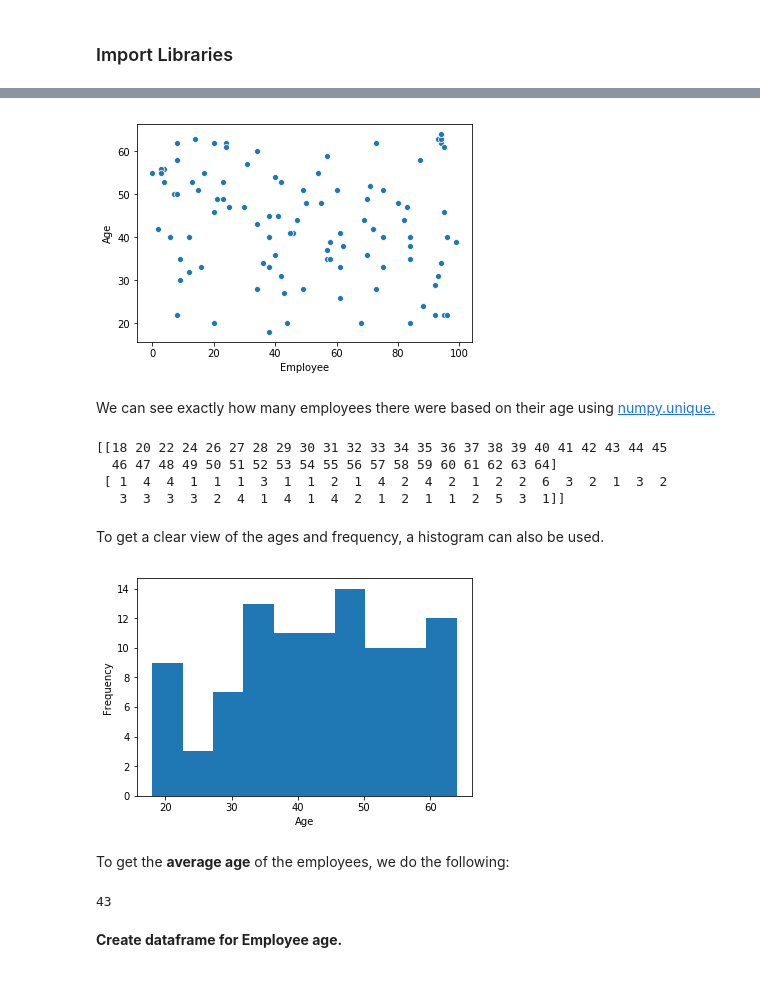
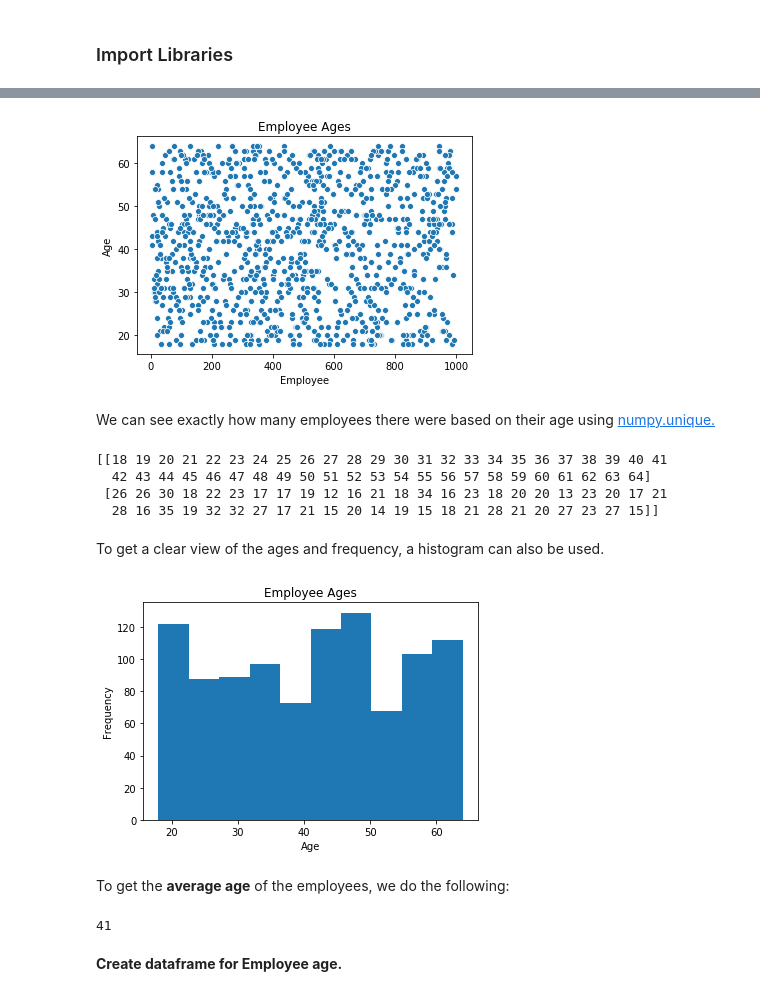
Before and after one commit to daithimarkham/Programming-for-Data-Analysis-Project-2019, a Jupyter notebook: Programming for Data Analysis Project 2019.ipynb, the cells around one changed output, grey strips where cells are left out. Saved outputs shown, nothing was run; the diff lists cells and outputs as text; code cells hidden in the pictures.

```diff
--- a/Programming for Data Analysis Project 2019.ipynb
+++ b/Programming for Data Analysis Project 2019.ipynb
@@ -128,16 +137,16 @@ Using the **randint distribution**, we will be creating a plot displaying the ag
 # %%
-Employee = np.random.choice(101, 100) # Generates an array of 100 numbers, between 1 and 100, displaying the 100 employees.
+Employee = np.random.choice(1001,1000)# Generates an array of 100 numbers, between 1 and 1000 displaying the 1000employees.
 
-Employee_Age = np.random.randint(low=18, high=65, size=100) # Generates an array from the start and end of range, 18 to 65, displaying ages.
+Employee_Age = np.random.randint(low=18, high=65, size=1000) #Generates an array from the start and end of range, 18 to 65, displaying ages.
 
 sns.scatterplot(Employee,Employee_Age) # Plots a scatterplot showing Employee on the x axis and Age on the Y axis.
 
-plt.xlabel("Employee") # Label the X axis of the scatterplot as Employees.
-plt.ylabel("Age") # Label the Y axis of the scatterplot as Age.
-
+plt.xlabel ("Employee") # Label the X axis of the scatterplot as Employees.
+plt.ylabel ("Age") # Label the Y axis of the scatterplot as Age.
+plt.title ("Employee Ages") # Title for the plot.
 plt.show()
 # %% [output]
-[figure, old version]
+[figure, new version]
 # %% [markdown]
 We can see exactly how many employees there were based on their age using <a href="https://numpy.org/devdocs/reference/generated/numpy.unique.html">numpy.unique.</a>
 # %%
@@ -146,25 +155,26 @@ unique_elements, counts_elements = np.unique(Employee_Age, return_counts=True)
 
 print(np.asarray((unique_elements, counts_elements))) # Gets the values and counts how many.
 # %% [output]
-[[18 20 22 24 26 27 28 29 30 31 32 33 34 35 36 37 38 39 40 41 42 43 44 45
-  46 47 48 49 50 51 52 53 54 55 56 57 58 59 60 61 62 63 64]
- [ 1  4  4  1  1  1  3  1  1  2  1  4  2  4  2  1  2  2  6  3  2  1  3  2
-   3  3  3  3  2  4  1  4  1  4  2  1  2  1  1  2  5  3  1]]
+[[18 19 20 21 22 23 24 25 26 27 28 29 30 31 32 33 34 35 36 37 38 39 40 41
+  42 43 44 45 46 47 48 49 50 51 52 53 54 55 56 57 58 59 60 61 62 63 64]
+ [26 26 30 18 22 23 17 17 19 12 16 21 18 34 16 23 18 20 20 13 23 20 17 21
+  28 16 35 19 32 32 27 17 21 15 20 14 19 15 18 21 28 21 20 27 23 27 15]]
 # %% [markdown]
 To get a clear view of the ages and frequency, a histogram can also be used.
 # %%
 plt.hist(Employee_Age) # Plots the Age values.
 plt.xlabel("Age") # Labels X axis as Age.
 plt.ylabel("Frequency") # Labels Y axis as Frequency of the ages.
+plt.title ("Employee Ages") # Title for the plot.
 plt.show() # Displays the plot.
 # %% [output]
-[figure, old version]
+[figure, new version]
 # %% [markdown]
 To get the **average age** of the employees, we do the following:
 # %%
 np.mean(Employee_Age, dtype=np.integer)
 # %% [output]
-43
+41
 # %% [markdown]
 
 **Create dataframe for Employee age.**
```
Also changed, not shown: parts of 21 cells of this notebook.
